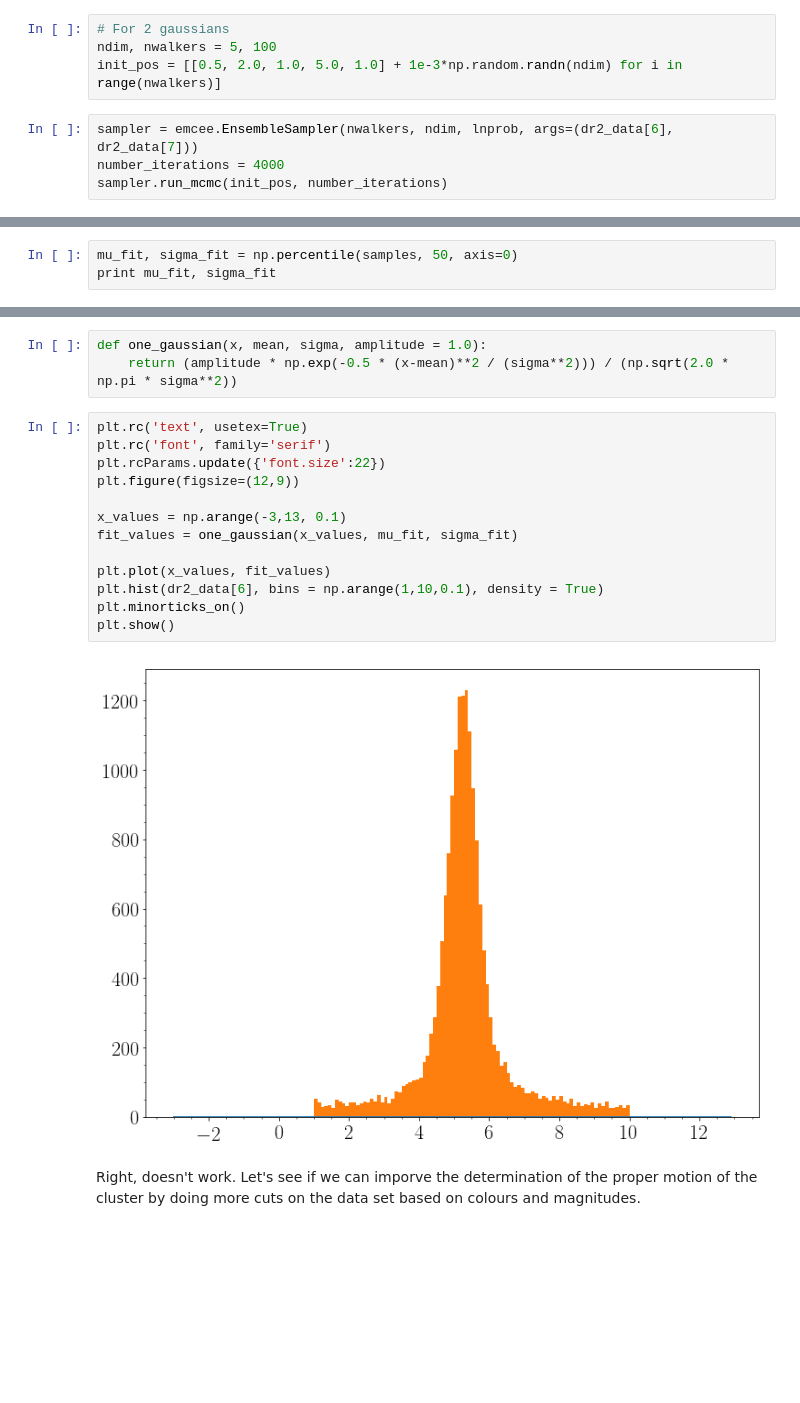
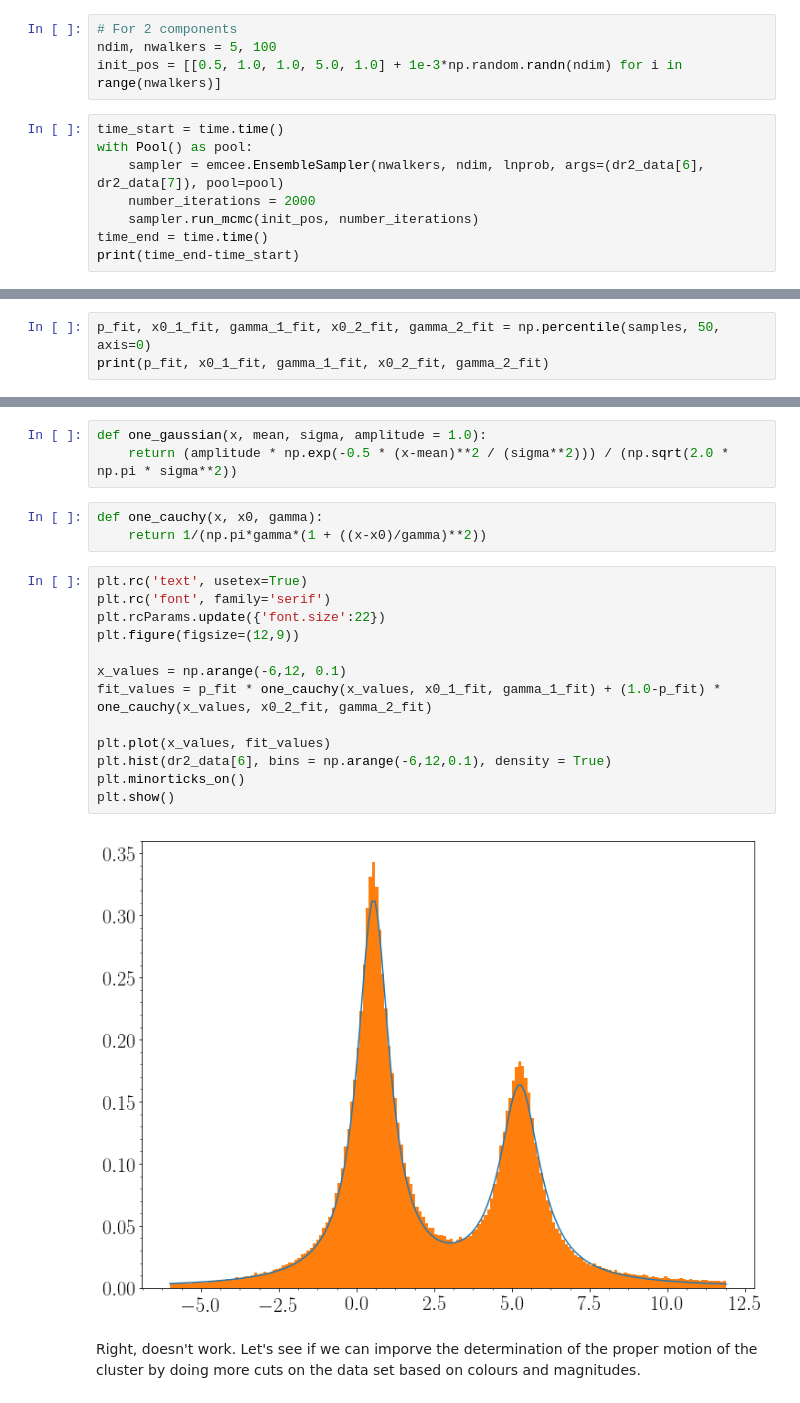
Before and after one commit to pmassana/smc_smash, a Jupyter notebook: 47Tuc cleansing.ipynb, the cells around one changed output, grey strips where cells are left out. Saved outputs shown, nothing was run; the diff lists cells and outputs as text; blank space fills up the shorter version.

```diff
--- a/47Tuc cleansing.ipynb
+++ b/47Tuc cleansing.ipynb
@@ -214,9 +242,13 @@ init_pos = [[5.0, 1.5, 80] + 1e-3*np.random.randn(ndim) for i in range(nwalkers)
 # %%
-# For 2 gaussians
+# For 2 components
 ndim, nwalkers = 5, 100
-init_pos = [[0.5, 2.0, 1.0, 5.0, 1.0] + 1e-3*np.random.randn(ndim) for i in range(nwalkers)]
+init_pos = [[0.5, 1.0, 1.0, 5.0, 1.0] + 1e-3*np.random.randn(ndim) for i in range(nwalkers)]
 # %%
-sampler = emcee.EnsembleSampler(nwalkers, ndim, lnprob, args=(dr2_data[6], dr2_data[7]))
-number_iterations = 4000
-sampler.run_mcmc(init_pos, number_iterations)
+time_start = time.time()
+with Pool() as pool:
+    sampler = emcee.EnsembleSampler(nwalkers, ndim, lnprob, args=(dr2_data[6], dr2_data[7]), pool=pool)
+    number_iterations = 2000
+    sampler.run_mcmc(init_pos, number_iterations)
+time_end = time.time()
+print(time_end-time_start)
 # %% [output]
@@ -247,4 +263,4 @@ fig.savefig("/home/pol/Documents/PhD/CMD_SMASH/Plots/47tuc_pmra_double_gaussian_
 # %%
-mu_fit, sigma_fit = np.percentile(samples, 50, axis=0)
-print mu_fit, sigma_fit
+p_fit, x0_1_fit, gamma_1_fit, x0_2_fit, gamma_2_fit = np.percentile(samples, 50, axis=0)
+print(p_fit, x0_1_fit, gamma_1_fit, x0_2_fit, gamma_2_fit)
 # %% [output]
@@ -256,21 +272,24 @@ def double_gaussian(x, mean1, sigma1, mean2, sigma2, amplitude = 0.5):
 # %%
 def one_gaussian(x, mean, sigma, amplitude = 1.0):
     return (amplitude * np.exp(-0.5 * (x-mean)**2 / (sigma**2))) / (np.sqrt(2.0 * np.pi * sigma**2))
+# %%
+def one_cauchy(x, x0, gamma):
+    return 1/(np.pi*gamma*(1 + ((x-x0)/gamma)**2))
 # %%
 plt.rc('text', usetex=True)
 plt.rc('font', family='serif')
 plt.rcParams.update({'font.size':22})
 plt.figure(figsize=(12,9))
 
-x_values = np.arange(-3,13, 0.1)
-fit_values = one_gaussian(x_values, mu_fit, sigma_fit)
+x_values = np.arange(-6,12, 0.1)
+fit_values = p_fit * one_cauchy(x_values, x0_1_fit, gamma_1_fit) + (1.0-p_fit) * one_cauchy(x_values, x0_2_fit, gamma_2_fit)
 
 plt.plot(x_values, fit_values)
-plt.hist(dr2_data[6], bins = np.arange(1,10,0.1), density = True)
+plt.hist(dr2_data[6], bins = np.arange(-6,12,0.1), density = True)
 plt.minorticks_on()
 plt.show()
 # %% [output]
-[figure, old version]
+[figure, new version]
 # %% [markdown]
 Right, doesn't work. Let's see if we can imporve the determination of the proper motion of the cluster by doing more cuts on the data set based on colours and magnitudes.
 # %% [markdown]
```
Also changed, not shown: parts of 46 cells of this notebook.
